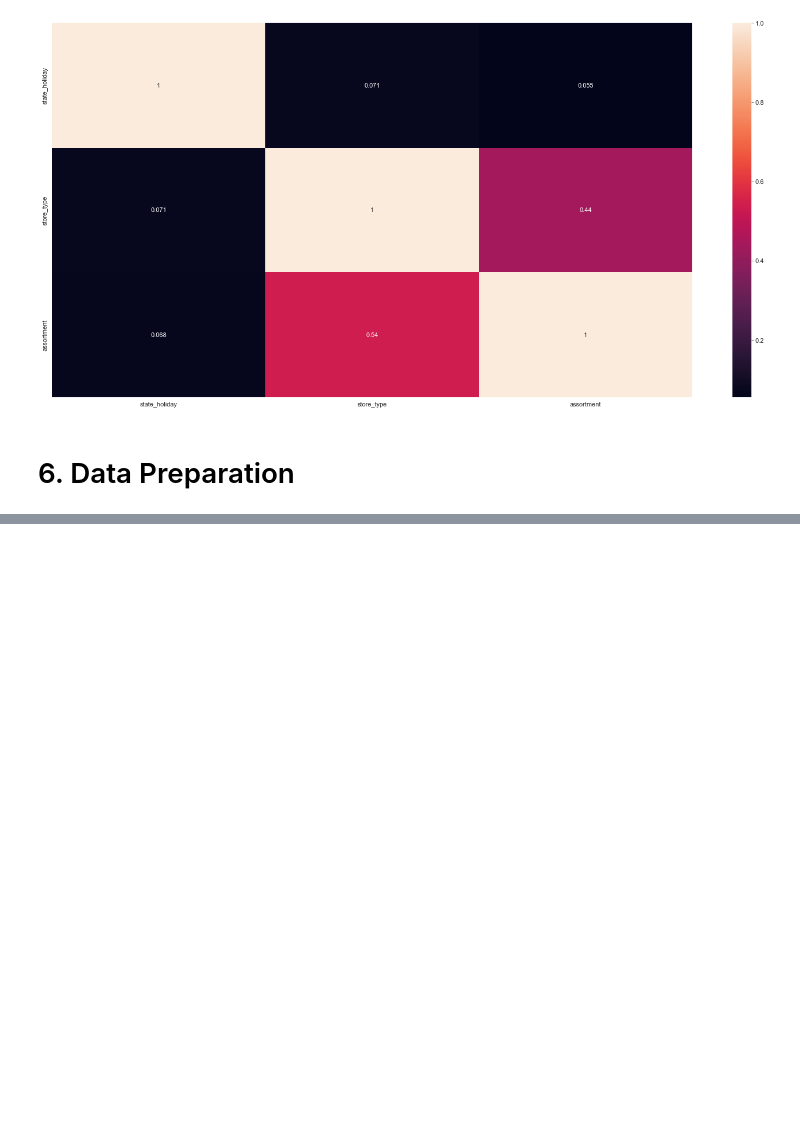
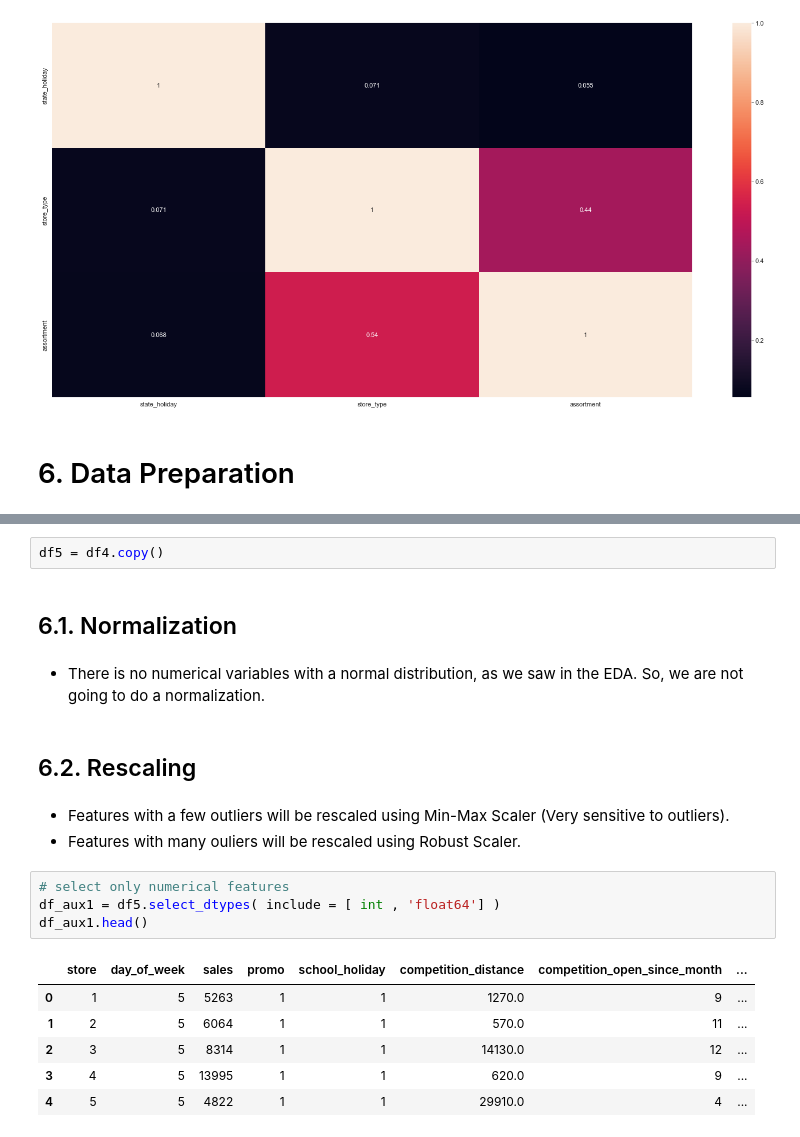
Before and after one commit to Gutscs/Rossmann-Forecasting-Sales, a Jupyter notebook: RossmanSales.ipynb, the cells around one changed output, grey strips where cells are left out. Drawn from its saved outputs; the diff is of its cells as text; blank space fills up the shorter version.

Commit message:
:hammer: Applied rescaling techniques

```diff
--- a/RossmanSales.ipynb
+++ b/RossmanSales.ipynb
@@ -957,0 +966,22 @@ sns.heatmap( df_corr, annot = True );
+# %%
+df5 = df4.copy()
+# %% [markdown]
+## 6.1. Normalization
+# %% [markdown]
+* There is no numerical variables with a normal distribution, as we saw in the EDA. So, we are not going to do a normalization.
+# %% [markdown]
+## 6.2. Rescaling
+# %% [markdown]
+* Features with a few outliers will be rescaled using Min-Max Scaler (Very sensitive to outliers).
+* Features with many ouliers will be rescaled using Robust Scaler.
+# %%
+# select only numerical features
+df_aux1 = df5.select_dtypes( include = [ int , 'float64'] )
+df_aux1.head()
+# %% [output]
+|  | store | day_of_week | sales | promo | school_holiday | competition_distance | competition_open_since_month | ... |
+| 0 | 1 | 5 | 5263 | 1 | 1 | 1270.0 | 9 | ... |
+| 1 | 2 | 5 | 6064 | 1 | 1 | 570.0 | 11 | ... |
+| 2 | 3 | 5 | 8314 | 1 | 1 | 14130.0 | 12 | ... |
+| 3 | 4 | 5 | 13995 | 1 | 1 | 620.0 | 9 | ... |
+| 4 | 5 | 5 | 4822 | 1 | 1 | 29910.0 | 4 | ... |
```
Also changed, not shown: parts of 9 cells of this notebook.
